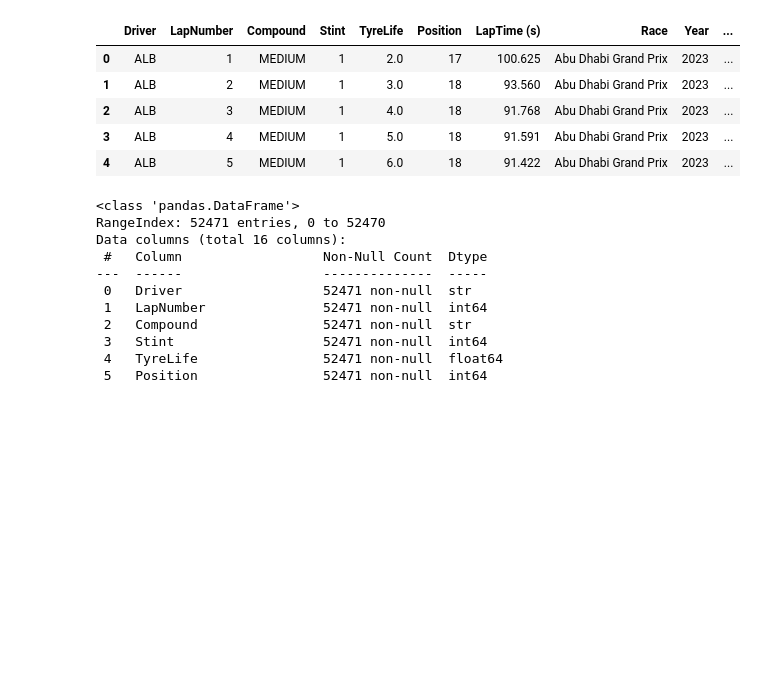
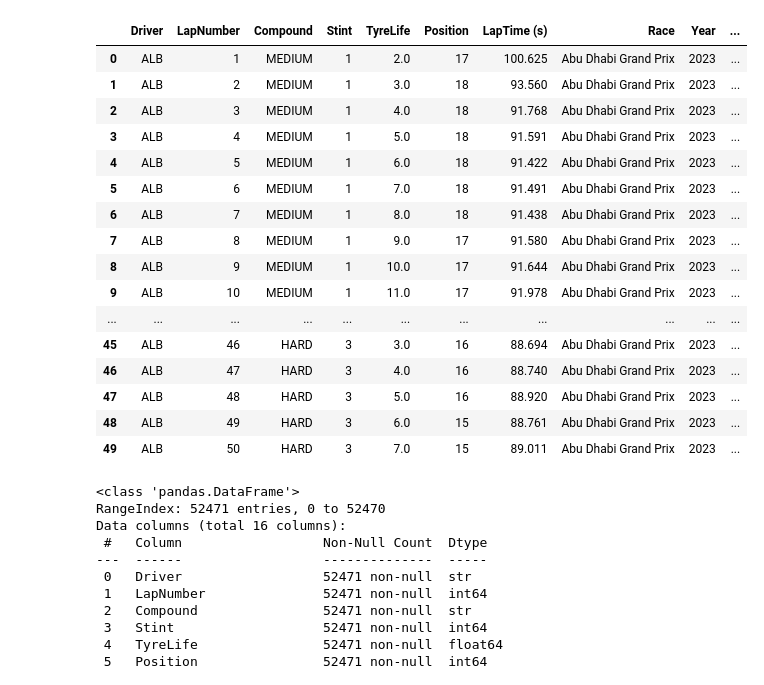
Before and after one commit to Mr-Freestyler21/data-science-projects, a Jupyter notebook: F1 Strategy EDA/f1.ipynb, the cells around one changed output. Cells and saved outputs as stored; diff of their text form; code cells hidden in the pictures; blank space fills up the shorter version.

```diff
--- a/F1 Strategy EDA/f1.ipynb
+++ b/F1 Strategy EDA/f1.ipynb
@@ -4,14 +4,25 @@ import numpy as np
 import matplotlib.pyplot as plt
 # %%
 df = pd.read_csv('f1_strategy_dataset_v2.csv')
-df.head()
+df.head(50)
 # %% [output]
 |  | Driver | LapNumber | Compound | Stint | TyreLife | Position | LapTime (s) | Race | Year | ... |
 | 0 | ALB | 1 | MEDIUM | 1 | 2.0 | 17 | 100.625 | Abu Dhabi Grand Prix | 2023 | ... |
 | 1 | ALB | 2 | MEDIUM | 1 | 3.0 | 18 | 93.560 | Abu Dhabi Grand Prix | 2023 | ... |
 | 2 | ALB | 3 | MEDIUM | 1 | 4.0 | 18 | 91.768 | Abu Dhabi Grand Prix | 2023 | ... |
 | 3 | ALB | 4 | MEDIUM | 1 | 5.0 | 18 | 91.591 | Abu Dhabi Grand Prix | 2023 | ... |
 | 4 | ALB | 5 | MEDIUM | 1 | 6.0 | 18 | 91.422 | Abu Dhabi Grand Prix | 2023 | ... |
+| 5 | ALB | 6 | MEDIUM | 1 | 7.0 | 18 | 91.491 | Abu Dhabi Grand Prix | 2023 | ... |
+| 6 | ALB | 7 | MEDIUM | 1 | 8.0 | 18 | 91.438 | Abu Dhabi Grand Prix | 2023 | ... |
+| 7 | ALB | 8 | MEDIUM | 1 | 9.0 | 17 | 91.580 | Abu Dhabi Grand Prix | 2023 | ... |
+| 8 | ALB | 9 | MEDIUM | 1 | 10.0 | 17 | 91.644 | Abu Dhabi Grand Prix | 2023 | ... |
+| 9 | ALB | 10 | MEDIUM | 1 | 11.0 | 17 | 91.978 | Abu Dhabi Grand Prix | 2023 | ... |
+| ... | ... | ... | ... | ... | ... | ... | ... | ... | ... | ... |
+| 45 | ALB | 46 | HARD | 3 | 3.0 | 16 | 88.694 | Abu Dhabi Grand Prix | 2023 | ... |
+| 46 | ALB | 47 | HARD | 3 | 4.0 | 16 | 88.740 | Abu Dhabi Grand Prix | 2023 | ... |
+| 47 | ALB | 48 | HARD | 3 | 5.0 | 16 | 88.920 | Abu Dhabi Grand Prix | 2023 | ... |
+| 48 | ALB | 49 | HARD | 3 | 6.0 | 15 | 88.761 | Abu Dhabi Grand Prix | 2023 | ... |
+| 49 | ALB | 50 | HARD | 3 | 7.0 | 15 | 89.011 | Abu Dhabi Grand Prix | 2023 | ... |
 # %%
 df.describe()
 df.info()
```
Also changed, not shown: parts of 1 cell of this notebook, 4 other files.
